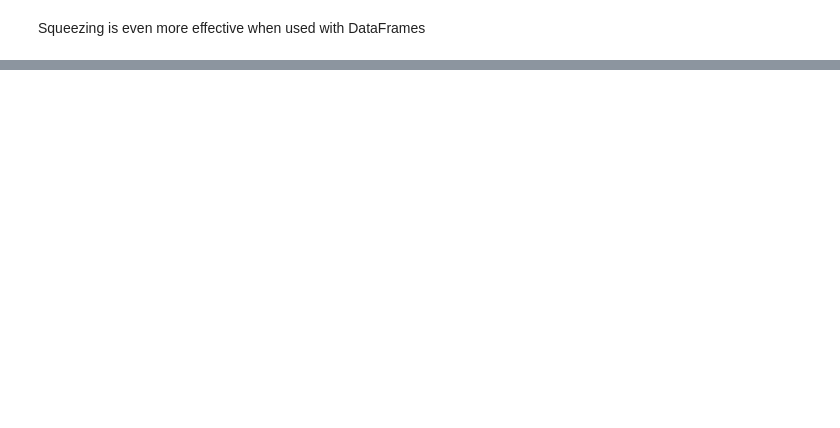
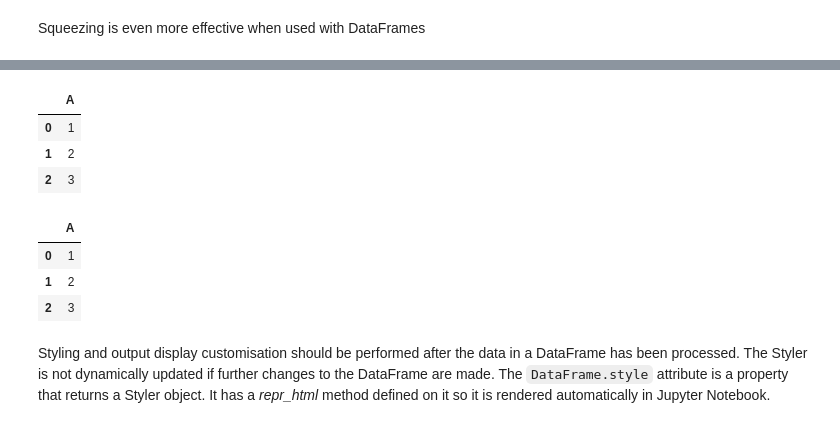
Before and after one commit to soyinkas1/PP0011_Books_Medium_Articles-Personal-Practice-Walkalong_Notebooks, a Jupyter notebook: 25 Pandas Functions You Didn't Know Existed.ipynb, the cells around one changed output, grey strips where cells are left out. Saved outputs shown, nothing was run; the diff lists cells and outputs as text; code cells hidden in the pictures; blank space fills up the shorter version.

```diff
--- a/25 Pandas Functions You Didn't Know Existed.ipynb
+++ b/25 Pandas Functions You Didn't Know Existed.ipynb
@@ -584,0 +484,17 @@ dtype: bool
+# %%
+df = pd.DataFrame({'A': [1, 2, 3]})
+df
+# %% [output]
+|  | A |
+| 0 | 1 |
+| 1 | 2 |
+| 2 | 3 |
+# %%
+df.style
+# %% [output]
+|  | A |
+| 0 | 1 |
+| 1 | 2 |
+| 2 | 3 |
+# %% [markdown]
+Styling and output display customisation should be performed after the data in a DataFrame has been processed. The Styler is not dynamically updated if further changes to the DataFrame are made. The `DataFrame.style` attribute is a property that returns a Styler object. It has a _repr_html_ method defined on it so it is rendered automatically in Jupyter Notebook.
```
Also changed, not shown: parts of 64 cells of this notebook, 5 other files.
